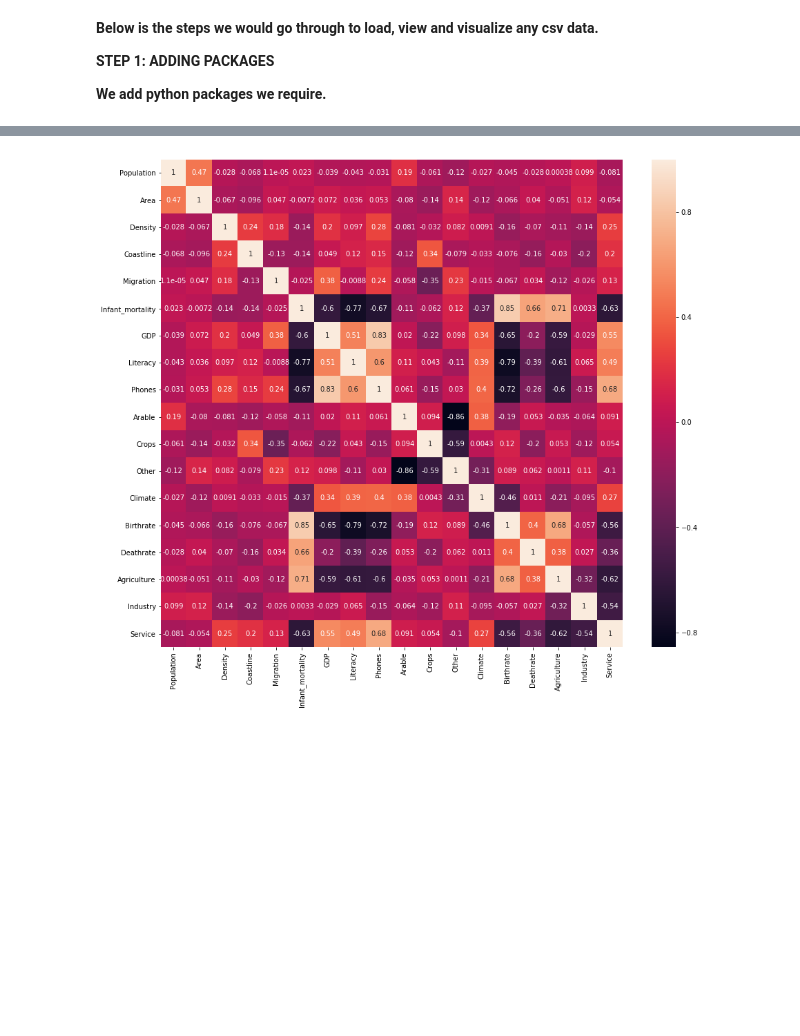
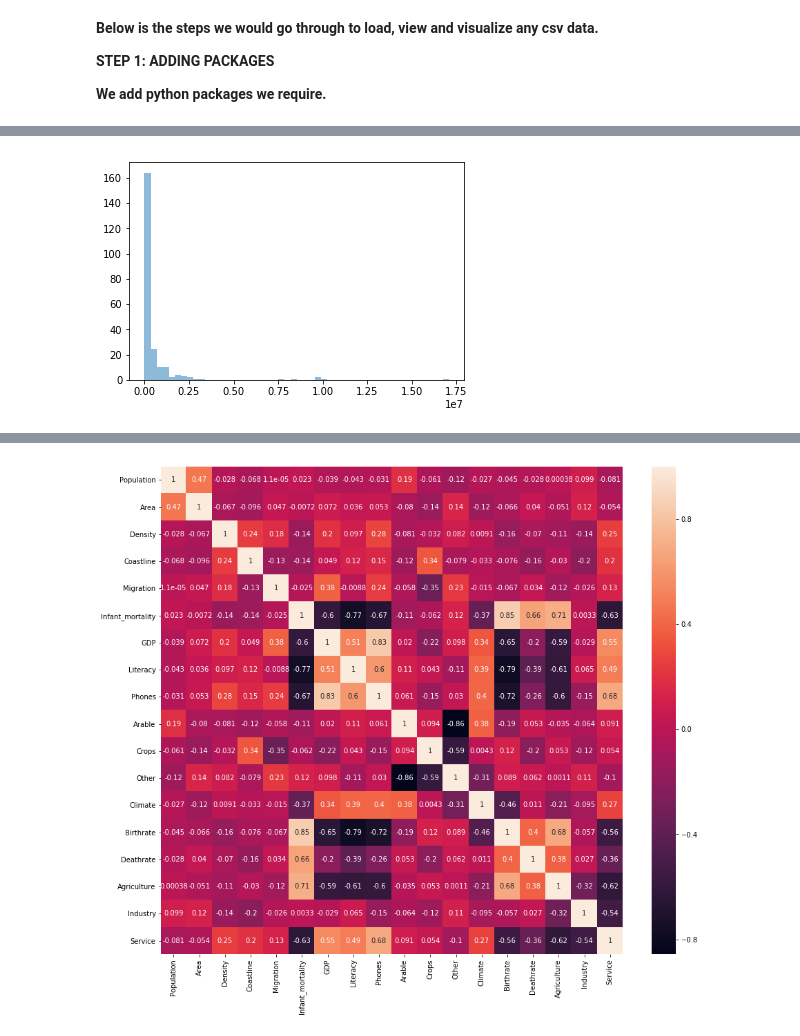
Before and after one commit to msaadah/Data-Analysis-Notebook, a Jupyter notebook: Datasets_Filetypes/CSV/CSV_CountriesoftheWorld_3_plot.ipynb, the cells around one changed output, grey strips where cells are left out. Cells and saved outputs as stored; diff of their text form; code cells hidden in the pictures; blank space fills up the shorter version.

```diff
--- a/Datasets_Filetypes/CSV/CSV_CountriesoftheWorld_3_plot.ipynb
+++ b/Datasets_Filetypes/CSV/CSV_CountriesoftheWorld_3_plot.ipynb
@@ -202,0 +323,7 @@ plt.show()
+# %%
+#5C
+x = data["Area"]
+num_bins = 50
+n, bins, patches = plt.hist(x, num_bins, alpha=0.5)
+# %% [output]
+[figure, added]
```
Also changed, not shown: parts of 55 cells of this notebook, 21 other files.
